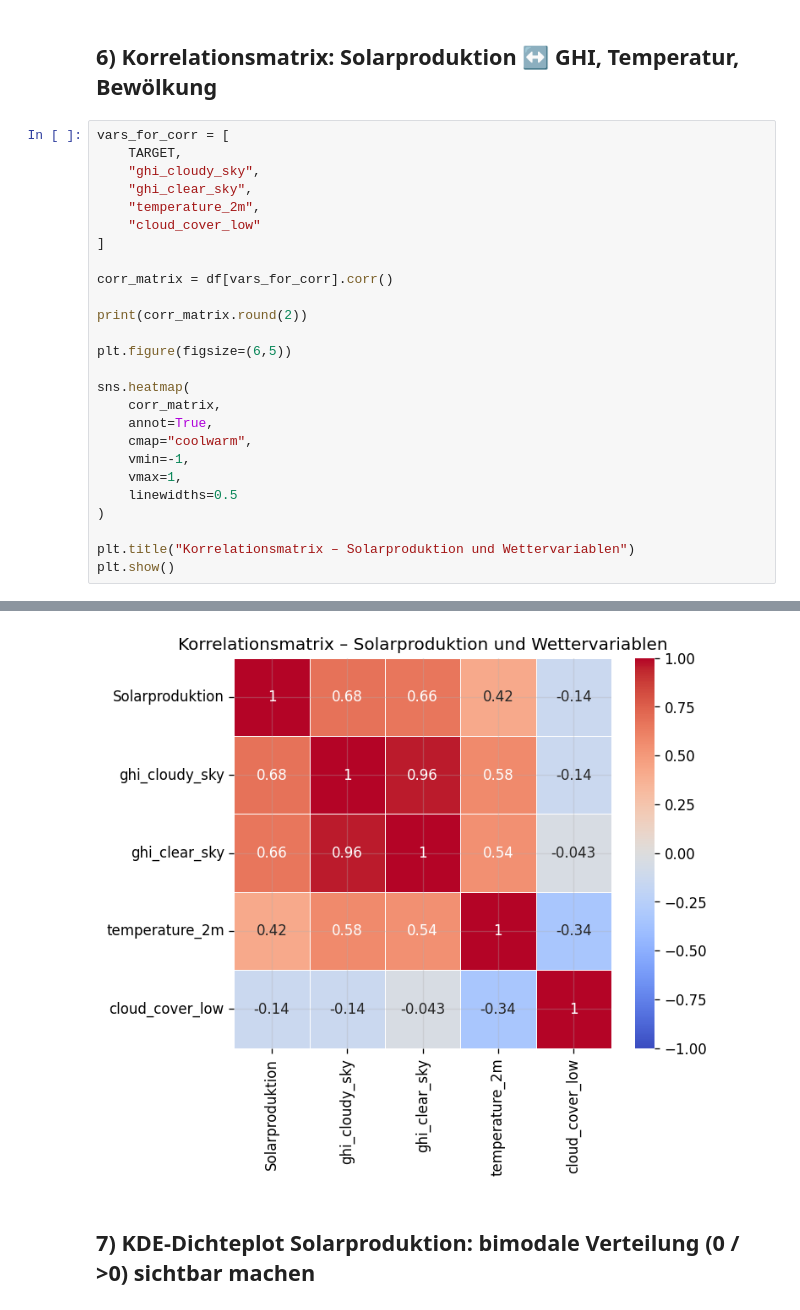
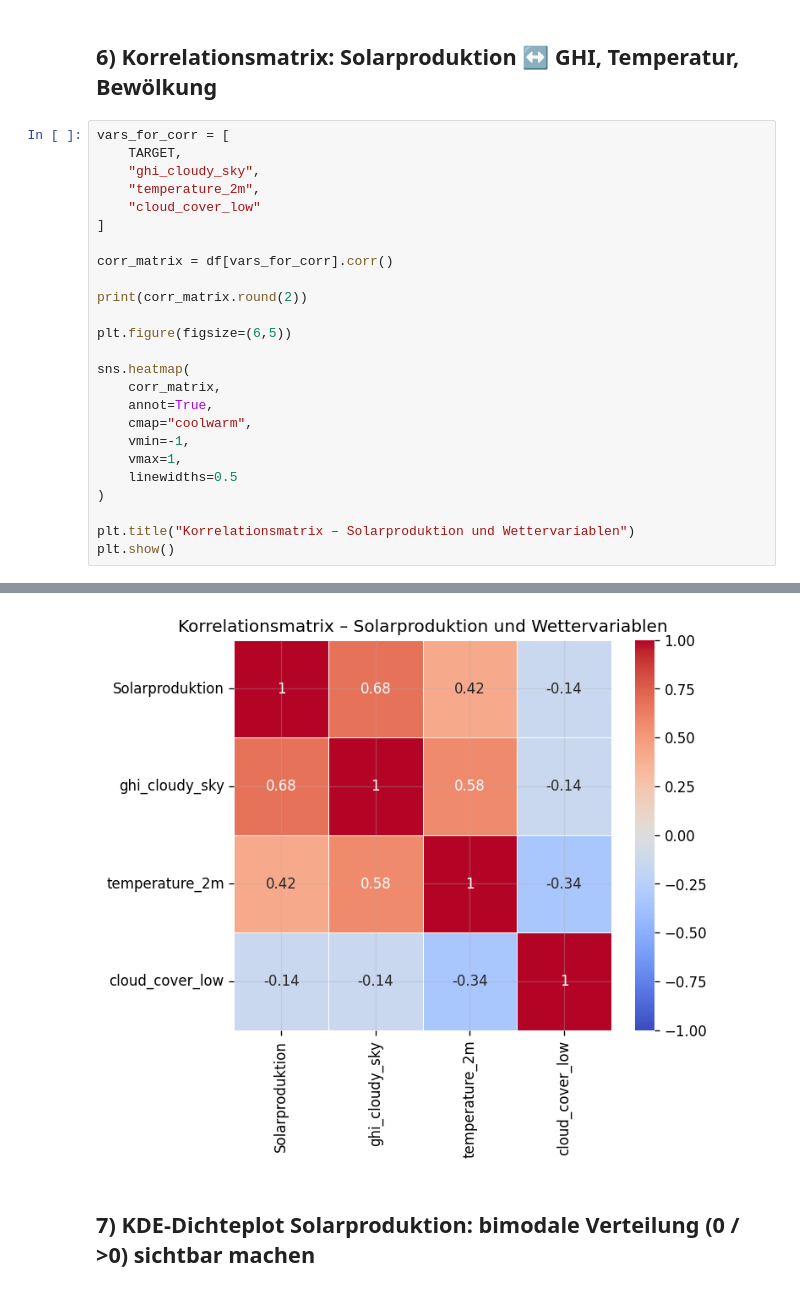
Before and after one commit to Anni075/KI-Project, a Jupyter notebook: notebooks/01_univariate_analyse.ipynb, the cells around one changed output, grey strips where cells are left out. Cells and saved outputs as stored; diff of their text form.

```diff
--- a/notebooks/01_univariate_analyse.ipynb
+++ b/notebooks/01_univariate_analyse.ipynb
@@ -360,7 +360,6 @@ plt.show()
 vars_for_corr = [
     TARGET,
     "ghi_cloudy_sky",
-    "ghi_clear_sky",
     "temperature_2m",
     "cloud_cover_low"
 ]
@@ -399,4 +396,4 @@ cloud_cover_low           -0.34             1.00
-[figure, old version]
+[figure, new version]
 # %% [markdown]
 ## 7) KDE-Dichteplot Solarproduktion: bimodale Verteilung (0 / >0) sichtbar machen
 # %%
```
Also changed, not shown: parts of 3 cells of this notebook.
